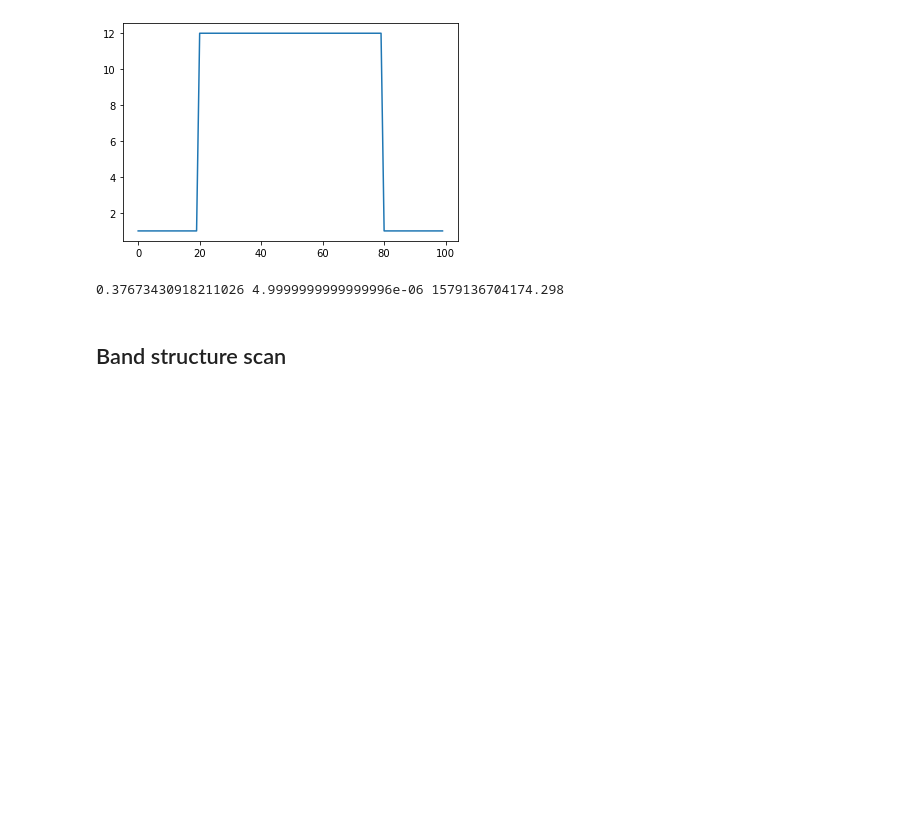
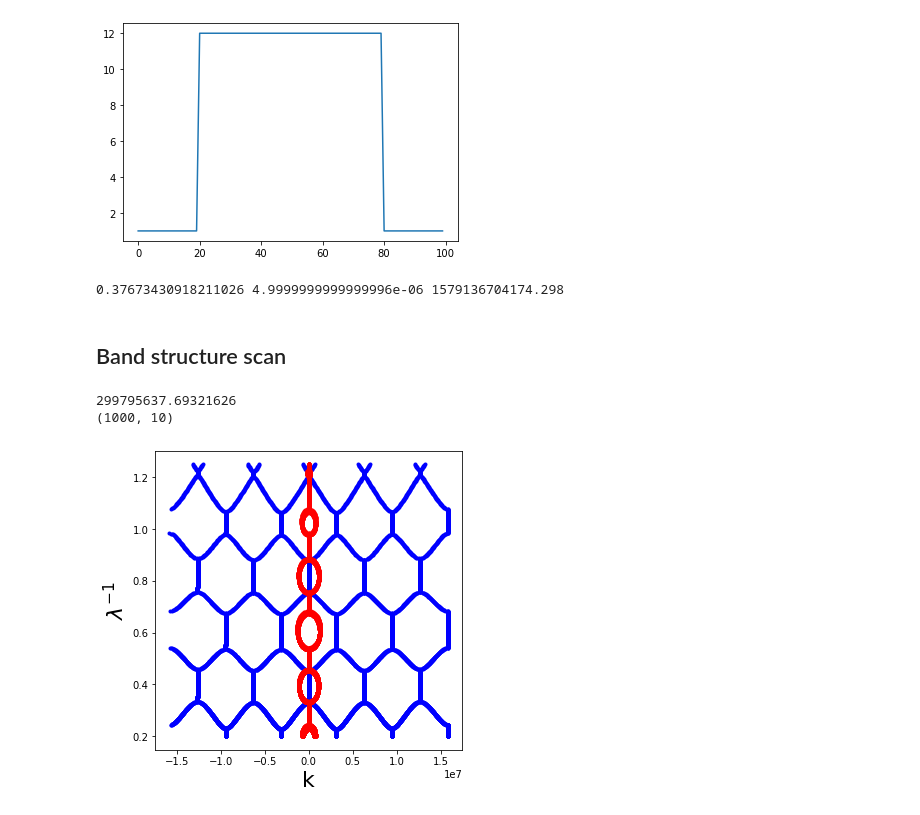
Before and after one commit to zhaonat/eigenwell, a Jupyter notebook: notebooks/K-eigensolver 1D Bragg Mirror-1D Photonic Crystal.ipynb, the cells around one changed output. Drawn from its saved outputs; the diff is of its cells as text; code cells hidden in the pictures; blank space fills up the shorter version.

```diff
--- a/notebooks/K-eigensolver 1D Bragg Mirror-1D Photonic Crystal.ipynb
+++ b/notebooks/K-eigensolver 1D Bragg Mirror-1D Photonic Crystal.ipynb
@@ -69,32 +71,38 @@ real_wvlen_scan = np.logspace(np.log10(0.8), np.log10(5), ni);
 #print(real_wvlen_scan)
 num_modes = 10;
 spectra = []
 print(C0)
 for wvlen in real_wvlen_scan:
     ## modes are a combination of 2
     omega = 2*np.pi*C0/(wvlen*1e-6);
     #print(wvlen, omega/1e15)
     eigen_op.make_operator_components(omega);
 
     ## Quadratic Eigenproblem
 
     OA = eigen_op.OA;
     OB = eigen_op.OB;
 
+    eigenvals, _ = la.eigs(OA, M = OB, k = 10, sigma = 2*np.pi/wvlen)
+
 
     spectra.append(np.sort(eigenvals));
 
 
 
 spectra = np.array(spectra);
 print(spectra.shape)
 plt.figure(figsize = (5.5,5.5));
 spectra = np.array(spectra);
 plt.plot(np.real(spectra[:,:]), 1/real_wvlen_scan, '.b')
 plt.plot(np.imag(spectra[:,:]), 1/real_wvlen_scan, '.r')
 plt.xlabel('k', fontsize = 22)
 plt.ylabel('$\lambda^{-1}$', fontsize = 22)
 plt.savefig('../img/bragg_mirror.png',dpi = 300)
 plt.show();
+# %% [output]
+299795637.69321626
+(1000, 10)
+[figure, added]
 # %%
 print()
```
Also changed, not shown: parts of 1 cell of this notebook, 7 other files.
